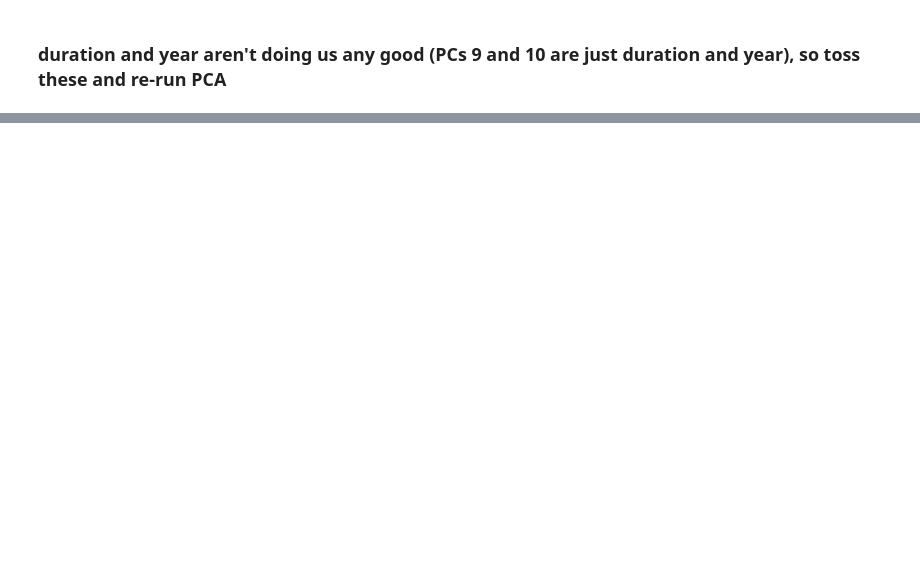
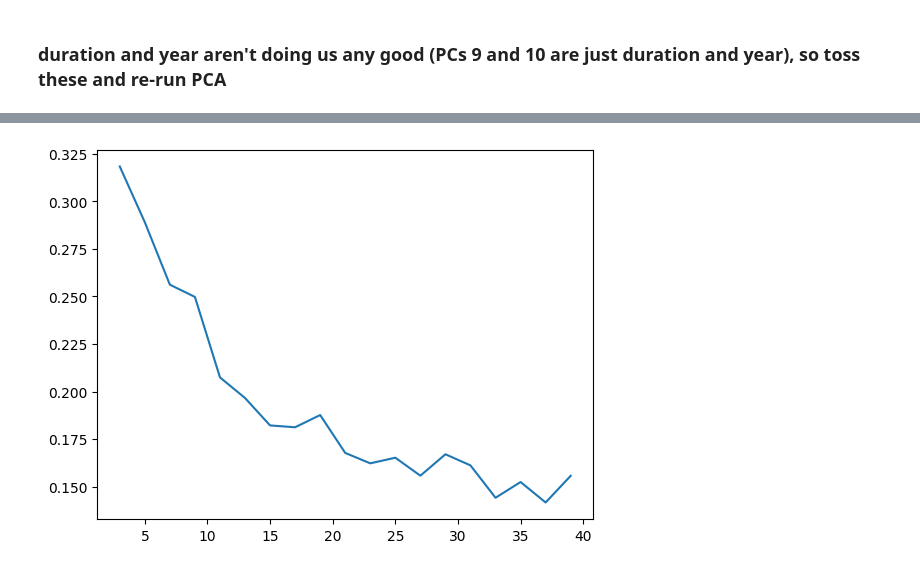
Before and after one commit to andrewZimnik/data_science, a Jupyter notebook: song_clustering/notebooks/song_clustering.ipynb, the cells around one changed output, grey strips where cells are left out. Drawn from its saved outputs; the diff is of its cells as text; code cells hidden in the pictures; blank space fills up the shorter version.

```diff
--- a/song_clustering/notebooks/song_clustering.ipynb
+++ b/song_clustering/notebooks/song_clustering.ipynb
@@ -867,0 +167,37 @@ plt.title('predicting obesity using only log age');
+# %%
+from sklearn.cluster import MiniBatchKMeans
+from sklearn.metrics import silhouette_score
+
+# range of clusters to try
+clusters = np.arange(3,40,2)
+
+# list to hold trained models
+models_kMeans = []
+
+# list to hold cluster ids
+cluster_labels_kMeans = []
+
+# average silhouette scores
+sil_score = []
+
+# to speed things up, only keep every 100th song
+proj_ds = proj[::100,:]
+
+# cycle through number of clusters
+numClusters = []
+for ii in clusters:
+
+    print('number of clusters: ' + str(ii))
+
+    # fit kMeans using a subset of the datat
+    kmeans = MiniBatchKMeans(n_clusters=ii, n_init='auto', batch_size=3072).fit(proj_ds)
+    models_kMeans.append(kmeans)
+
+    # pull out cluster labels
+    cluster_labels_kMeans.append(kmeans.labels_)
+
+    # compute silhouette score
+    sil_score.append(silhouette_score(proj_ds, kmeans.labels_))
+
+    numClusters.append(ii)
+numClusters = np.array(numClusters)
@@ -867,0 +224,5 @@ plt.title('predicting obesity using only log age');
+# %%
+# plot the average silhouette score for each number of clusters
+plt.plot(clusters, sil_score);
+# %% [output]
+[figure, added]
```
Also changed, not shown: parts of 70 cells of this notebook.
